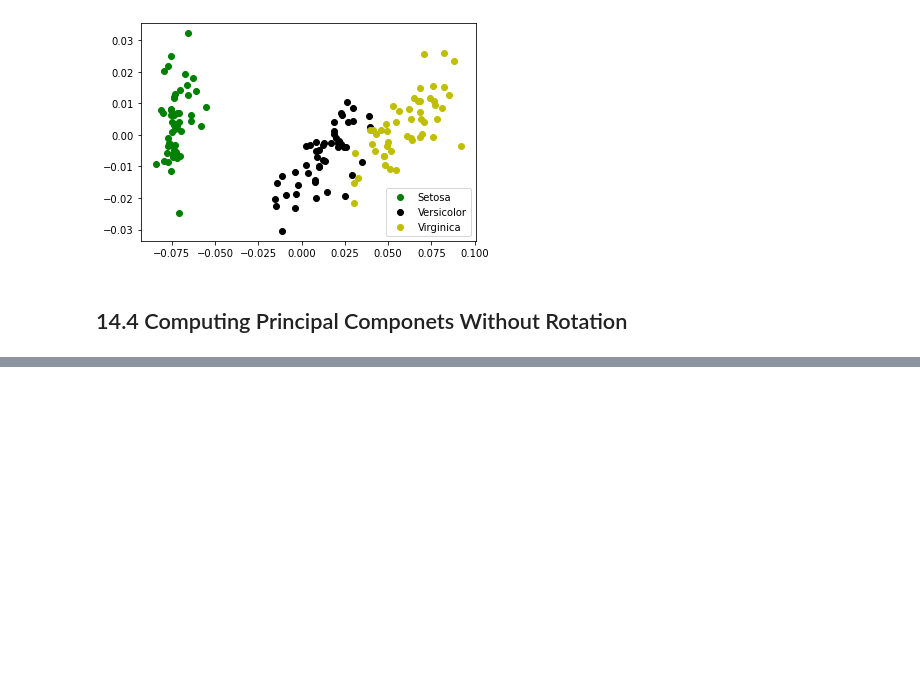
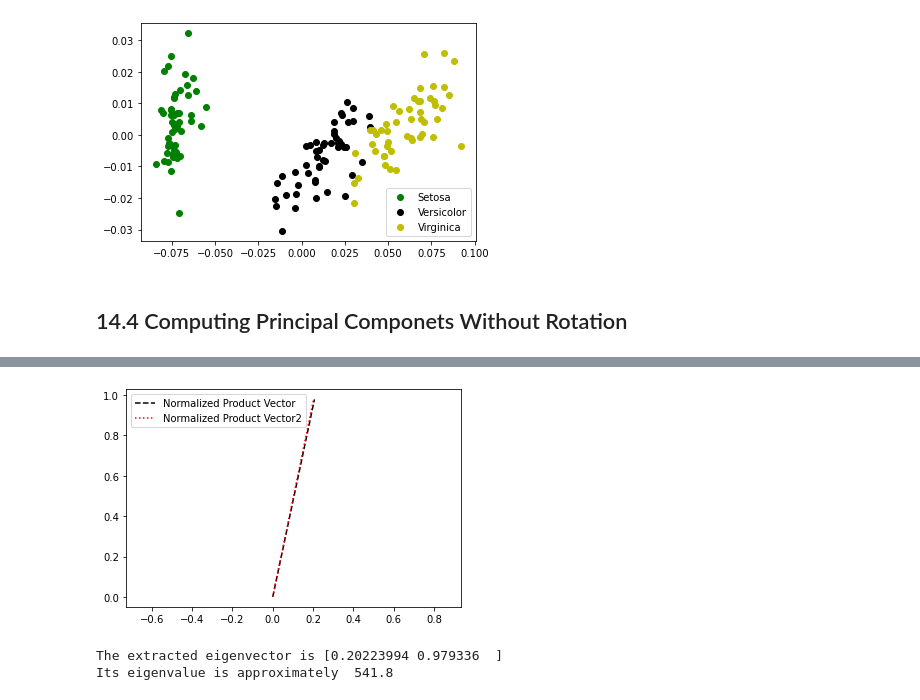
Before and after one commit to flyingdutch20/DataScienceBookcamp, a Jupyter notebook: part_4_online_job_postings.ipynb, the cells around one changed output, grey strips where cells are left out. Cells and saved outputs as stored; diff of their text form; code cells hidden in the pictures; blank space fills up the shorter version.

```diff
--- a/part_4_online_job_postings.ipynb
+++ b/part_4_online_job_postings.ipynb
@@ -999,0 +1064,34 @@ visualize_flower_data(transformed_data_2D)
+# %%
+product_vector2 = cov_matrix @ product_vector
+product_vector2 /= norm(product_vector2)
+
+plt.plot([0, product_vector[0]], [0, product_vector[1]], linestyle='--',
+         c='k', label='Normalized Product Vector')
+plt.plot([0, product_vector2[0]], [0, product_vector2[1]], linestyle=':',
+         c='r', label='Normalized Product Vector2')
+plt.legend()
+plt.axis('equal')
+plt.show()
+# %% [output]
+[figure, added]
+# %%
+np.random.seed(0)
+def power_iteration(matrix):
+    random_vector = np.random.random(size=matrix.shape[0])
+    random_vector = random_vector / norm(random_vector)
+    old_rotated_vector = random_vector
+    for _ in range(10):
+        rotated_vector = matrix @ old_rotated_vector
+        rotated_vector = rotated_vector / norm(rotated_vector)
+        old_rotated_vector = rotated_vector
+
+    eigenvector = rotated_vector
+    eigenvalue = norm(matrix @ eigenvector)
+    return eigenvector, eigenvalue
+
+eigenvector, eigenvalue = power_iteration(cov_matrix)
+print(f"The extracted eigenvector is {eigenvector}")
+print(f"Its eigenvalue is approximately {eigenvalue: .1f}")
+# %% [output]
+The extracted eigenvector is [0.20223994 0.979336  ]
+Its eigenvalue is approximately  541.8
```
Also changed, not shown: parts of 45 cells of this notebook.
